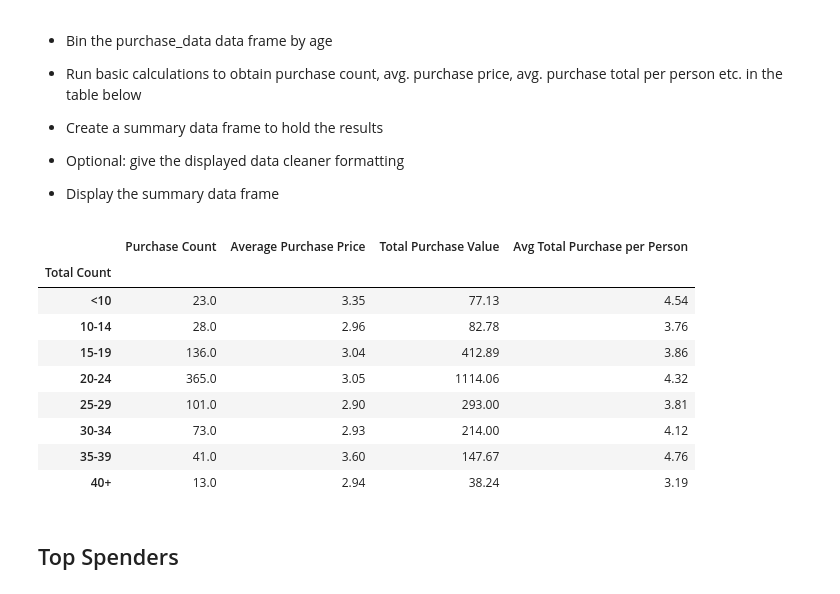
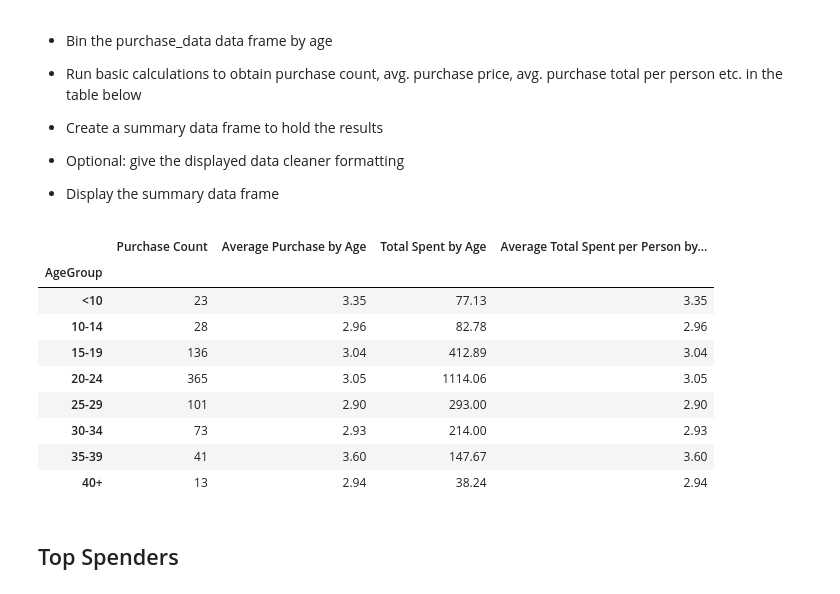
Before and after one commit to JessicaUppal/pandas-challenge, a Jupyter notebook: HeroesOfPymoli/HeroesOfPymoli_starter.ipynb, the cells around one changed output. Cells and saved outputs as stored; diff of their text form; code cells hidden in the pictures.

```diff
--- a/HeroesOfPymoli/HeroesOfPymoli_starter.ipynb
+++ b/HeroesOfPymoli/HeroesOfPymoli_starter.ipynb
@@ -204,4 +207,0 @@ bin_labels = ['<10', '10-14', '15-19', '20-24', '25-29', '30-34', '35-39', '40+'
-# %%
-purchase_data_df["Total Count"] = pd.cut(purchase_data_df["Age"], bins, labels=bin_labels)
-ages1 = purchase_data_df[['Total Count' ,'SN', 'Price']]
-age_grouped = ages1.groupby('Total Count')
@@ -213,19 +208,37 @@ spending_per_person = round(total_spent/age_counts,2)
-# %%
-summary4 = pd.DataFrame([purchase_counts, average_prices, total_spent, spending_per_person])
-summary4b = summary4.T
-summary4b.columns = ['Purchase Count', 'Average Purchase Price', 'Total Purchase Value', 'Avg Total Purchase per Person']
-summary4b
-# %% [output]
-|  | Purchase Count | Average Purchase Price | Total Purchase Value | Avg Total Purchase per Person |
-| Total Count |  |  |  |  |
-| <10 | 23.0 | 3.35 | 77.13 | 4.54 |
-| 10-14 | 28.0 | 2.96 | 82.78 | 3.76 |
-| 15-19 | 136.0 | 3.04 | 412.89 | 3.86 |
-| 20-24 | 365.0 | 3.05 | 1114.06 | 4.32 |
-| 25-29 | 101.0 | 2.90 | 293.00 | 3.81 |
-| 30-34 | 73.0 | 2.93 | 214.00 | 4.12 |
-| 35-39 | 41.0 | 3.60 | 147.67 | 4.76 |
-| 40+ | 13.0 | 2.94 | 38.24 | 3.19 |
+# %%
+bins = [0, 9, 14, 19, 24, 29, 34, 39, 50]
+bin_labels= ['<10', '10-14', '15-19', '20-24', '25-29', '30-34', '35-39', '40+' ]
+
+purchase_data_df['AgeGroup']=pd.cut(purchase_data_df['Age'], bins, labels=bin_labels)
+
+age_group_df=purchase_data_df.groupby(['AgeGroup'])
+
+purchases_by_age=age_group_df['Price'].count()
+average_purchase_price_by_age= round(age_group_df['Price'].mean(),2)
+total_spent_by_age= round(age_group_df['Price'].sum(),2)
+average_total_by_person_by_age= round(total_spent_by_age/purchases_by_age,2)
+
+age_purchase_summary_df=pd.DataFrame(purchases_by_age)
+age_purchase_summary_df['Average Purchase by Age']=average_purchase_price_by_age
+age_purchase_summary_df['Total Spent by Age']=total_spent_by_age
+age_purchase_summary_df['Average Total Spent per Person by Age']=average_total_by_person_by_age
+
+age_purchase_summary_df = age_purchase_summary_df.rename(columns={
+    'Price': 'Purchase Count',
+})
+
+age_purchase_summary_df
+# %% [output]
+|  | Purchase Count | Average Purchase by Age | Total Spent by Age | Average Total Spent per Person by... |
+| AgeGroup |  |  |  |  |
+| <10 | 23 | 3.35 | 77.13 | 3.35 |
+| 10-14 | 28 | 2.96 | 82.78 | 2.96 |
+| 15-19 | 136 | 3.04 | 412.89 | 3.04 |
+| 20-24 | 365 | 3.05 | 1114.06 | 3.05 |
+| 25-29 | 101 | 2.90 | 293.00 | 2.90 |
+| 30-34 | 73 | 2.93 | 214.00 | 2.93 |
+| 35-39 | 41 | 3.60 | 147.67 | 3.60 |
+| 40+ | 13 | 2.94 | 38.24 | 2.94 |
 # %% [markdown]
 ## Top Spenders
 # %% [markdown]
```
Also changed, not shown: parts of 5 cells of this notebook.
